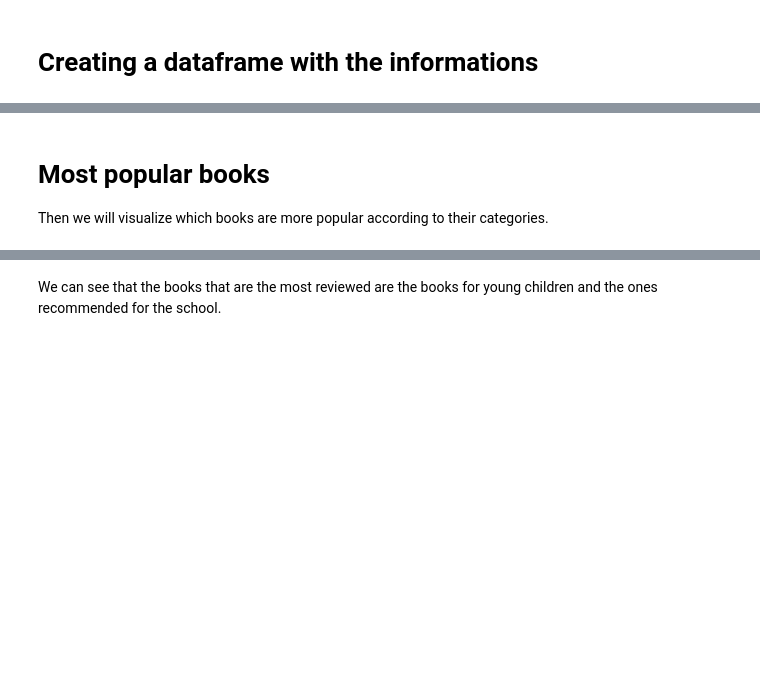
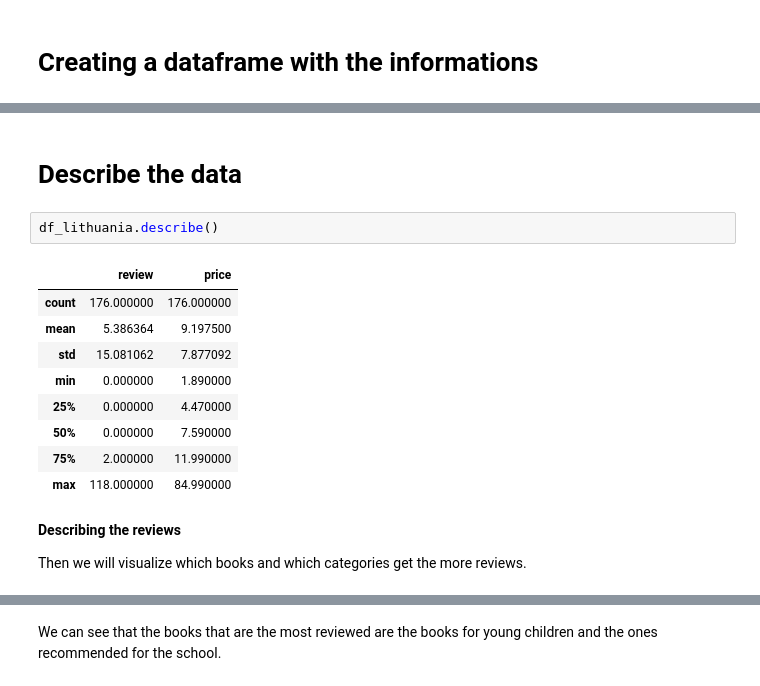
Before and after one commit to StMaCre/DS_youth_literature_lithuania, a Jupyter notebook: Scrapping_youth_literature.ipynb, the cells around one changed output, grey strips where cells are left out. Drawn from its saved outputs; the diff is of its cells as text; blank space fills up the shorter version.

```diff
--- a/Scrapping_youth_literature.ipynb
+++ b/Scrapping_youth_literature.ipynb
@@ -108,5 +127,19 @@ print(df)
+# %% [markdown]
+# Describe the data
+# %%
+df_lithuania.describe()
+# %% [output]
+|  | review | price |
+| count | 176.000000 | 176.000000 |
+| mean | 5.386364 | 9.197500 |
+| std | 15.081062 | 7.877092 |
+| min | 0.000000 | 1.890000 |
+| 25% | 0.000000 | 4.470000 |
+| 50% | 0.000000 | 7.590000 |
+| 75% | 2.000000 | 11.990000 |
+| max | 118.000000 | 84.990000 |
 # %% [markdown]
-# Most popular books
+**Describing the reviews**
 
-Then we will visualize which books are more popular according to their categories.
+Then we will visualize which books and which categories get the more reviews.
 # %%
```
Also changed, not shown: parts of 29 cells of this notebook.
